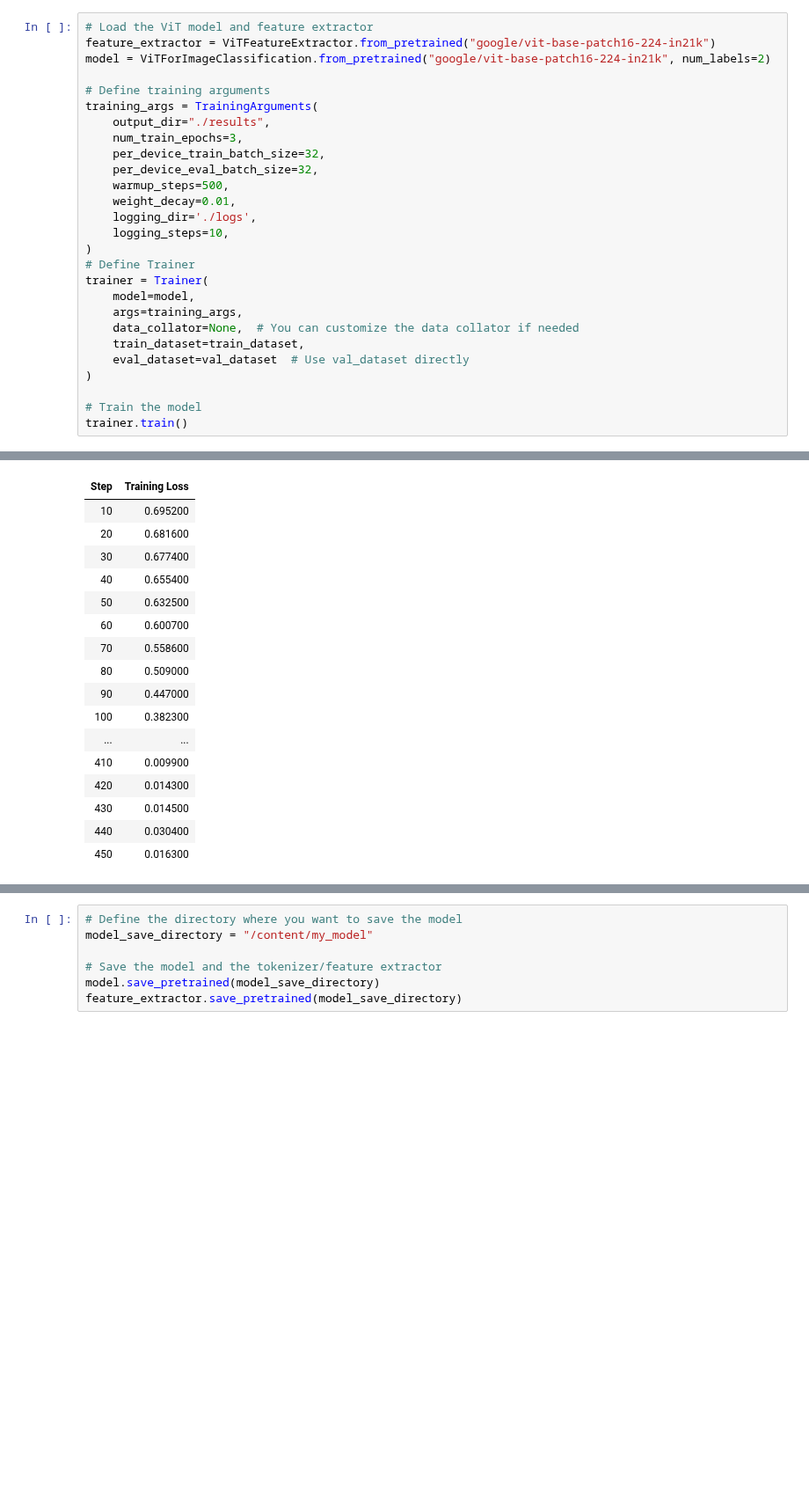
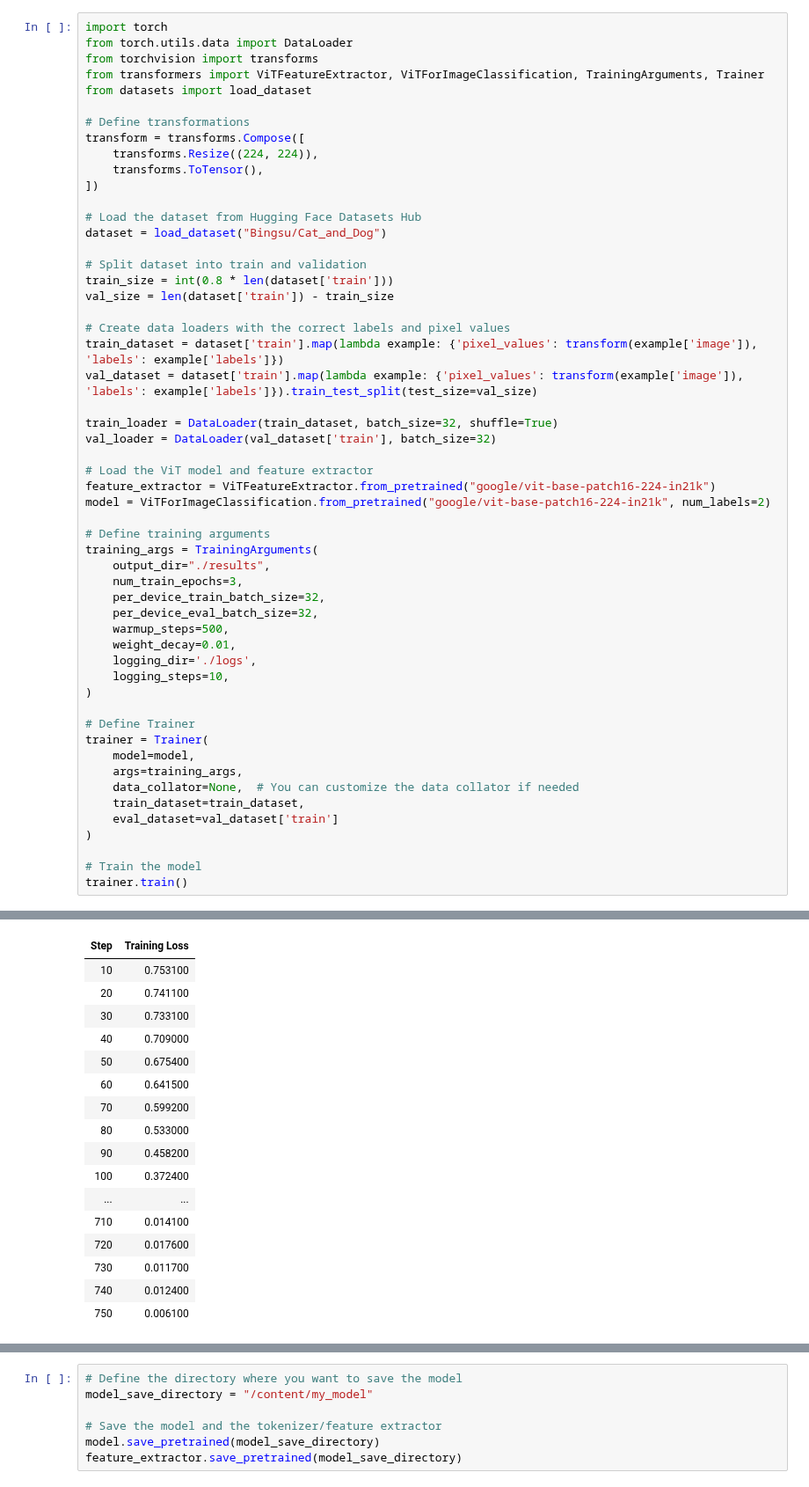
Before and after one commit to trungpro5398/Cat_And_Dog_Classification, a Jupyter notebook: Cat_Dog_Classification.ipynb, the cells around one changed output, grey strips where cells are left out. Shown at 88% size. Cells and saved outputs as stored; diff of their text form; blank space fills up the shorter version.

```diff
--- a/Cat_Dog_Classification.ipynb
+++ b/Cat_Dog_Classification.ipynb
@@ -85,4 +43,30 @@ Please note that authentication is recommended but still optional to access publ
 # %%
+import torch
+from torch.utils.data import DataLoader
+from torchvision import transforms
+from transformers import ViTFeatureExtractor, ViTForImageClassification, TrainingArguments, Trainer
+from datasets import load_dataset
+
+# Define transformations
+transform = transforms.Compose([
+    transforms.Resize((224, 224)),
+    transforms.ToTensor(),
+])
+
+# Load the dataset from Hugging Face Datasets Hub
+dataset = load_dataset("Bingsu/Cat_and_Dog")
+
+# Split dataset into train and validation
+train_size = int(0.8 * len(dataset['train']))
+val_size = len(dataset['train']) - train_size
+
+# Create data loaders with the correct labels and pixel values
+train_dataset = dataset['train'].map(lambda example: {'pixel_values': transform(example['image']), 'labels': example['labels']})
+val_dataset = dataset['train'].map(lambda example: {'pixel_values': transform(example['image']), 'labels': example['labels']}).train_test_split(test_size=val_size)
+
+train_loader = DataLoader(train_dataset, batch_size=32, shuffle=True)
+val_loader = DataLoader(val_dataset['train'], batch_size=32)
+
 # Load the ViT model and feature extractor
 feature_extractor = ViTFeatureExtractor.from_pretrained("google/vit-base-patch16-224-in21k")
 model = ViTForImageClassification.from_pretrained("google/vit-base-patch16-224-in21k", num_labels=2)
@@ -98,13 +82,14 @@ training_args = TrainingArguments(
     logging_dir='./logs',
     logging_steps=10,
 )
+
 # Define Trainer
 trainer = Trainer(
     model=model,
     args=training_args,
     data_collator=None,  # You can customize the data collator if needed
     train_dataset=train_dataset,
-    eval_dataset=val_dataset  # Use val_dataset directly
+    eval_dataset=val_dataset['train']
 )
 
 # Train the model
@@ -116,17 +101,17 @@ You should probably TRAIN this model on a down-stream task to be able to use it
 | Step | Training Loss |
-| 10 | 0.695200 |
-| 20 | 0.681600 |
-| 30 | 0.677400 |
-| 40 | 0.655400 |
-| 50 | 0.632500 |
-| 60 | 0.600700 |
-| 70 | 0.558600 |
-| 80 | 0.509000 |
-| 90 | 0.447000 |
-| 100 | 0.382300 |
+| 10 | 0.753100 |
+| 20 | 0.741100 |
+| 30 | 0.733100 |
+| 40 | 0.709000 |
+| 50 | 0.675400 |
+| 60 | 0.641500 |
+| 70 | 0.599200 |
+| 80 | 0.533000 |
+| 90 | 0.458200 |
+| 100 | 0.372400 |
 | ... | ... |
-| 410 | 0.009900 |
-| 420 | 0.014300 |
-| 430 | 0.014500 |
-| 440 | 0.030400 |
-| 450 | 0.016300 |
+| 710 | 0.014100 |
+| 720 | 0.017600 |
+| 730 | 0.011700 |
+| 740 | 0.012400 |
+| 750 | 0.006100 |
```
Also changed, not shown: parts of 7 cells of this notebook.
